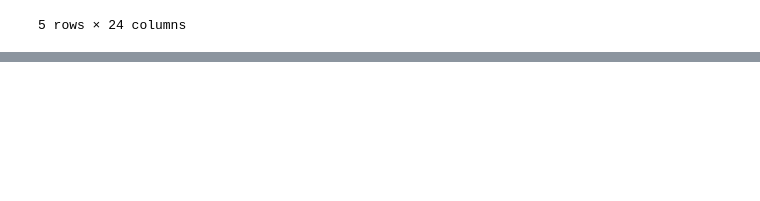
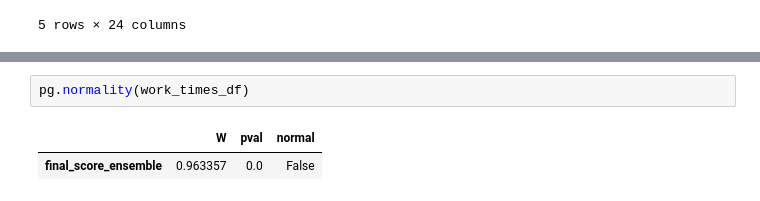
Before and after one commit to leosilva/peerj_computer_science_2022, a Jupyter notebook: Notebooks/Statistics - Working x Non-working.ipynb, the cells around one changed output, grey strips where cells are left out. Saved outputs shown, nothing was run; the diff lists cells and outputs as text; blank space fills up the shorter version.

```diff
--- a/Notebooks/Statistics - Working x Non-working.ipynb
+++ b/Notebooks/Statistics - Working x Non-working.ipynb
@@ -116,0 +158,5 @@ tweets_df.head()
+# %%
+pg.normality(work_times_df)
+# %% [output]
+|  | W | pval | normal |
+| final_score_ensemble | 0.963357 | 0.0 | False |
```
Also changed, not shown: parts of 22 cells of this notebook, 2 other files.
